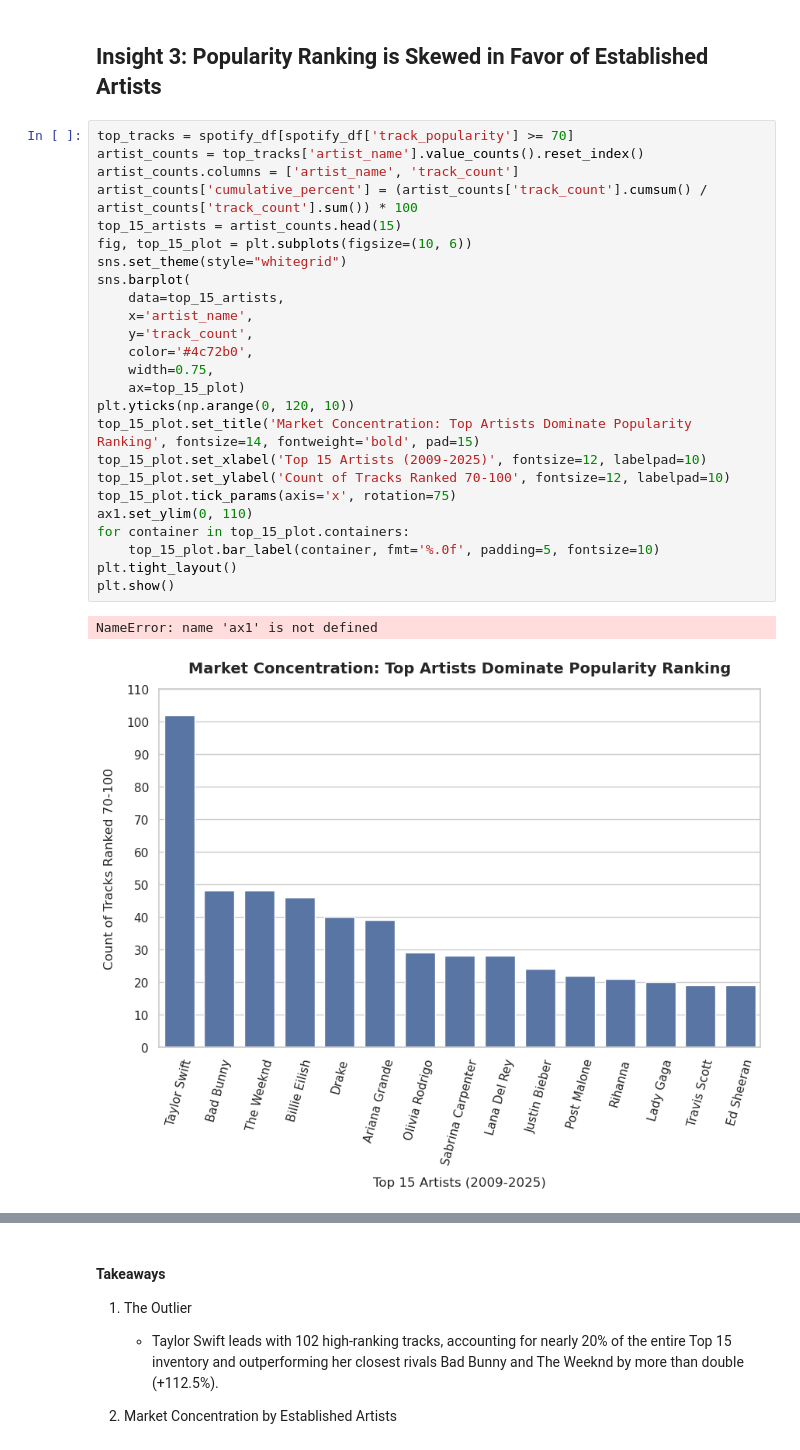
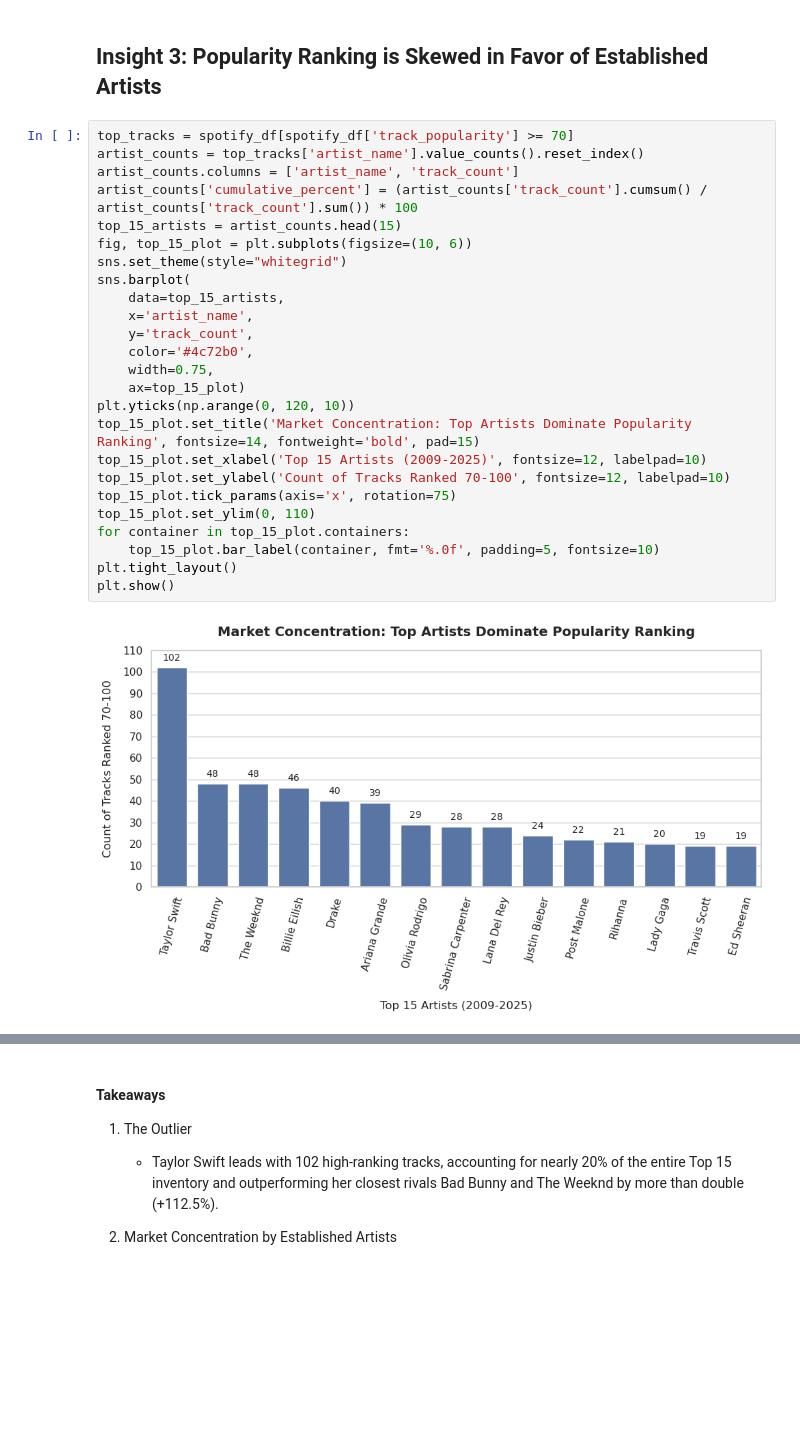
Before and after one commit to sleepobeepo004/spotify_for_emerging_artists_analysis, a Jupyter notebook: spotify_tracks_albums_analysis.ipynb, the cells around one changed output, grey strips where cells are left out. Drawn from its saved outputs; the diff is of its cells as text; blank space fills up the shorter version.

```diff
--- a/spotify_tracks_albums_analysis.ipynb
+++ b/spotify_tracks_albums_analysis.ipynb
@@ -154,31 +154,30 @@ plt.ylim(0, 70)
 # %%
 top_tracks = spotify_df[spotify_df['track_popularity'] >= 70]
 artist_counts = top_tracks['artist_name'].value_counts().reset_index()
 artist_counts.columns = ['artist_name', 'track_count']
 artist_counts['cumulative_percent'] = (artist_counts['track_count'].cumsum() / artist_counts['track_count'].sum()) * 100
 top_15_artists = artist_counts.head(15)
 fig, top_15_plot = plt.subplots(figsize=(10, 6))
 sns.set_theme(style="whitegrid")
 sns.barplot(
     data=top_15_artists,
     x='artist_name',
     y='track_count',
     color='#4c72b0',
     width=0.75,
     ax=top_15_plot)
 plt.yticks(np.arange(0, 120, 10))
 top_15_plot.set_title('Market Concentration: Top Artists Dominate Popularity Ranking', fontsize=14, fontweight='bold', pad=15)
 top_15_plot.set_xlabel('Top 15 Artists (2009-2025)', fontsize=12, labelpad=10)
 top_15_plot.set_ylabel('Count of Tracks Ranked 70-100', fontsize=12, labelpad=10)
 top_15_plot.tick_params(axis='x', rotation=75)
-ax1.set_ylim(0, 110)
+top_15_plot.set_ylim(0, 110)
 for container in top_15_plot.containers:
     top_15_plot.bar_label(container, fmt='%.0f', padding=5, fontsize=10)
 plt.tight_layout()
 plt.show()
 # %% [output]
-NameError: name 'ax1' is not defined
-[figure, old version]
+[figure, new version]
 # %%
 total_top_tracks_alls = top_tracks['artist_name'].value_counts().sum()
 counts_top_15_artist_tracks = top_15_artists['track_count'].tolist()
```
Also changed, not shown: parts of 6 cells of this notebook.
